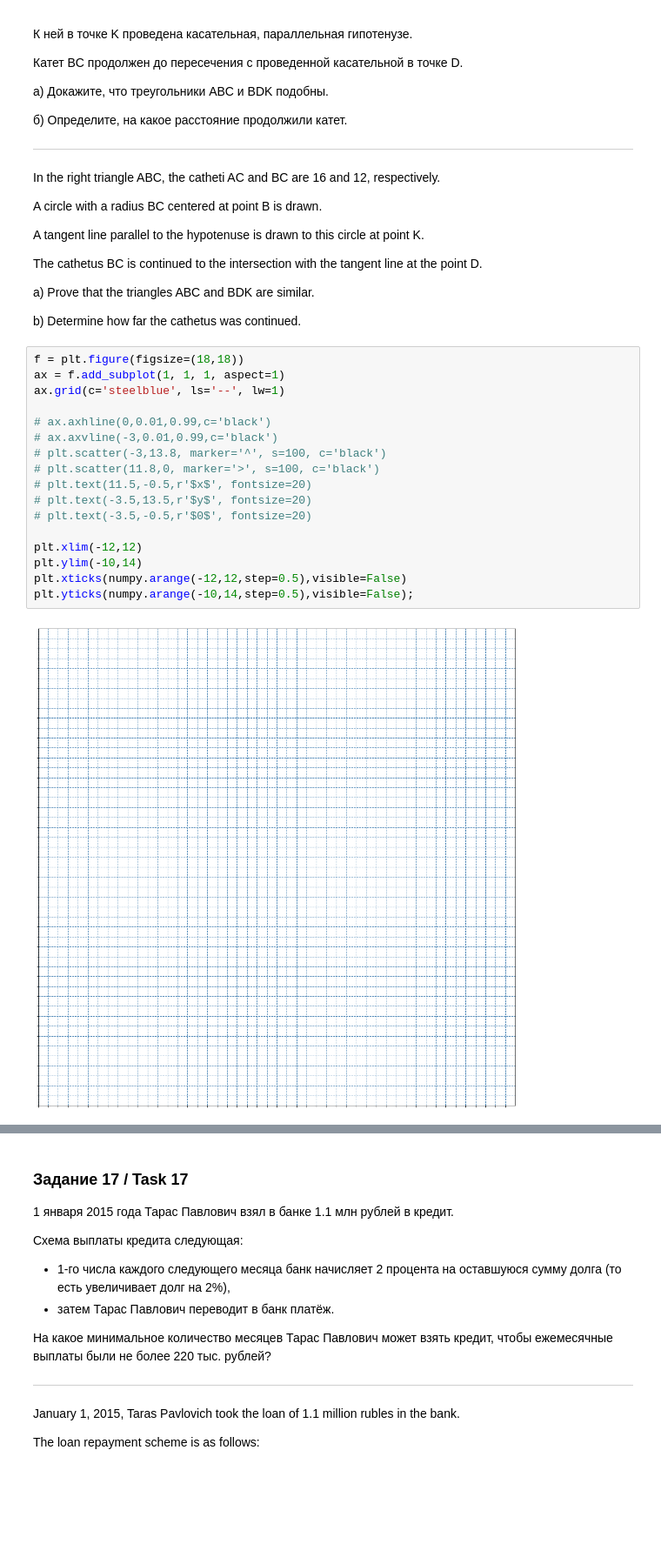
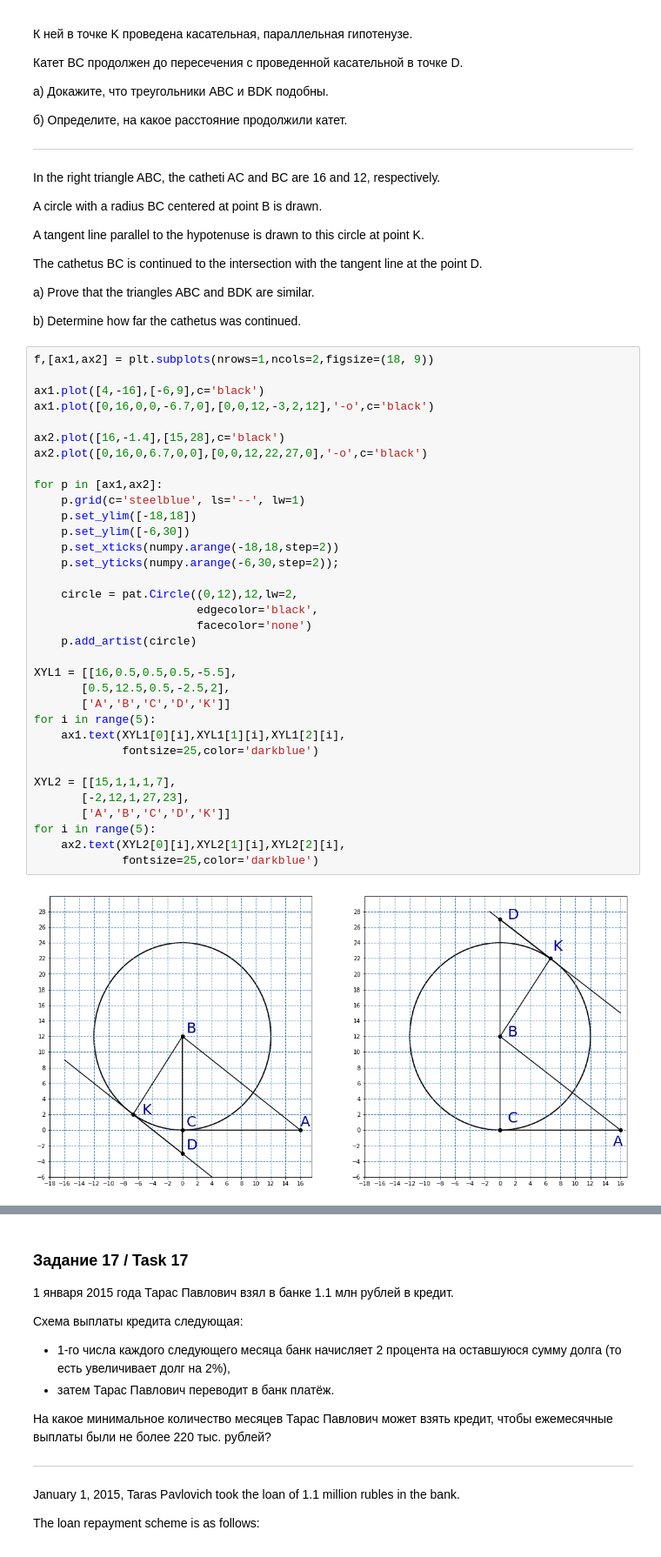
Before and after one commit to OlgaBelitskaya/math_20172018, a Jupyter notebook: 2018_Variant18.ipynb, the cells around one changed output, grey strips where cells are left out. Shown at 87% size. Saved outputs shown, nothing was run; the diff lists cells and outputs as text; blank space fills up the shorter version.

```diff
--- a/2018_Variant18.ipynb
+++ b/2018_Variant18.ipynb
@@ -868,25 +868,42 @@ The cathetus BC is continued to the intersection with the tangent line at the po
 a) Prove that the triangles ABC and BDK are similar.
 
 b) Determine how far the cathetus was continued.
-# %%
-f = plt.figure(figsize=(18,18))
-ax = f.add_subplot(1, 1, 1, aspect=1)
-ax.grid(c='steelblue', ls='--', lw=1)
-
-# ax.axhline(0,0.01,0.99,c='black')
-# ax.axvline(-3,0.01,0.99,c='black')
-# plt.scatter(-3,13.8, marker='^', s=100, c='black')
-# plt.scatter(11.8,0, marker='>', s=100, c='black')
-# plt.text(11.5,-0.5,r'$x$', fontsize=20)
-# plt.text(-3.5,13.5,r'$y$', fontsize=20)
-# plt.text(-3.5,-0.5,r'$0$', fontsize=20)
-
-plt.xlim(-12,12)
-plt.ylim(-10,14)
-plt.xticks(numpy.arange(-12,12,step=0.5),visible=False)
-plt.yticks(numpy.arange(-10,14,step=0.5),visible=False);
-# %% [output]
-[figure, removed]
+# %%
+f,[ax1,ax2] = plt.subplots(nrows=1,ncols=2,figsize=(18, 9))
+
+ax1.plot([4,-16],[-6,9],c='black')
+ax1.plot([0,16,0,0,-6.7,0],[0,0,12,-3,2,12],'-o',c='black')
+
+ax2.plot([16,-1.4],[15,28],c='black')
+ax2.plot([0,16,0,6.7,0,0],[0,0,12,22,27,0],'-o',c='black')
+
+for p in [ax1,ax2]:
+    p.grid(c='steelblue', ls='--', lw=1)
+    p.set_ylim([-18,18])
+    p.set_ylim([-6,30])
+    p.set_xticks(numpy.arange(-18,18,step=2))
+    p.set_yticks(numpy.arange(-6,30,step=2));
+
+    circle = pat.Circle((0,12),12,lw=2,
+                        edgecolor='black',
+                        facecolor='none')
+    p.add_artist(circle)
+
+XYL1 = [[16,0.5,0.5,0.5,-5.5],
+       [0.5,12.5,0.5,-2.5,2],
+       ['A','B','C','D','K']]
+for i in range(5):
+    ax1.text(XYL1[0][i],XYL1[1][i],XYL1[2][i],
+             fontsize=25,color='darkblue')
+
+XYL2 = [[15,1,1,1,7],
+       [-2,12,1,27,23],
+       ['A','B','C','D','K']]
+for i in range(5):
+    ax2.text(XYL2[0][i],XYL2[1][i],XYL2[2][i],
+             fontsize=25,color='darkblue')
+# %% [output]
+[figure, added]
 # %% [markdown]
 <div style="width: 800px; height: 150px; overflow:auto;">
     <img src="math_images/2018_18_17.png" width="800" height="150"/>
```
